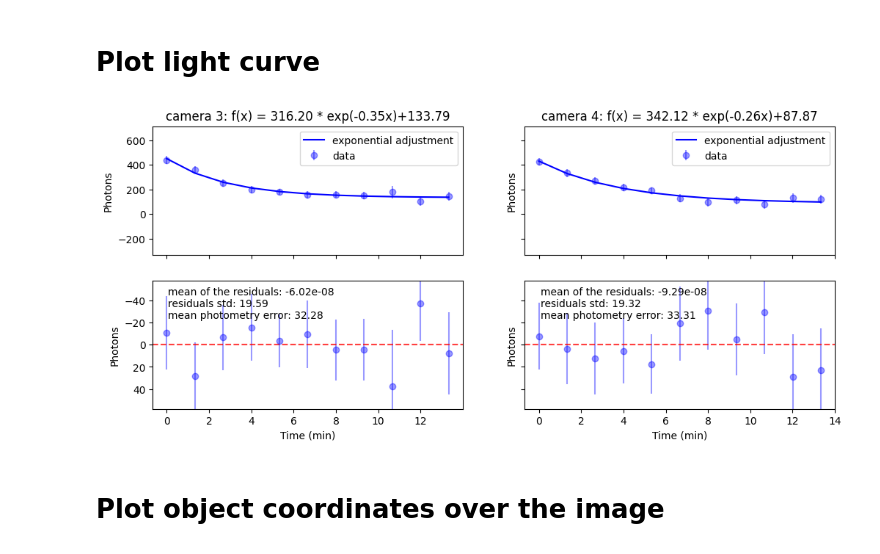
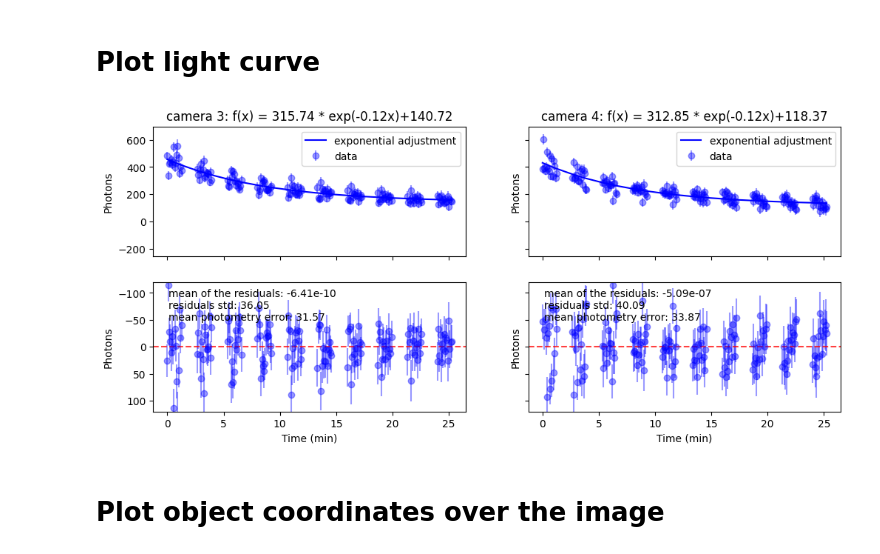
Before and after one commit to DBernardes/Tools-for-the-MOPTOP-pipeline-products, a Jupyter notebook: photometry_extraction.ipynb, the cells around one changed output. Drawn from its saved outputs; the diff is of its cells as text; code cells hidden in the pictures.

```diff
--- a/photometry_extraction.ipynb
+++ b/photometry_extraction.ipynb
@@ -22,11 +22,12 @@ src_path = os.path.join(
     experiment,
     f"{_set} set",
     "combined images",
-    "all positions",
+    "2 positions",
+    star_name,
 )
 
 
-file = os.path.join(src_path, f"{camera}_e_run1.fits")
+file = os.path.join(src_path, f"4_e_20230818_5_2_1_1.fits")
 image = fits.getdata(file)
 median = np.median(image)
 std = np.median(np.abs(image - median))
@@ -106,6 +107,6 @@ for file in image_list:
 
 for obj_name, obj_info in objects_photometry.items():
     df = pd.DataFrame.from_dict(obj_info)
-    csv_file = os.path.join(src_path, "..", "csv", f"{obj_name}_cam{camera}.csv")
+    csv_file = os.path.join(src_path, "..", "photometry", f"{obj_name}_cam{camera}.csv")
     df.sort_values(by=["mjd"])
     df.to_csv(csv_file, index=False)
@@ -128,12 +147,12 @@ def monoExp(x, a, b, c):
 def read_csv_files(comparison_magnitude):
     cand, comp_1 = [], []
     for _set in ["first"]:
-        csv_path = os.path.join(src_path, "..", "..", "photometry")
+        csv_path = os.path.join(src_path, "..", "photometry")
         csv_file = os.path.join(csv_path, f"comparison_cam{camera}.csv")
         comp_1.append(pd.read_csv(csv_file))
         csv_file = os.path.join(csv_path, f"original_cam{camera}.csv")
         cand.append(pd.read_csv(csv_file))
-    n = 11
+    n = 300
     df = pd.concat(cand, axis=0, ignore_index=True)
     cand = df["star_photons"][:n]
     cand_err = df["star_error"][:n]
@@ -237,33 +256,33 @@ def plot_circular_data(mjd_start: float, ax):
         ax.errorbar(
             mjd[:n],
             mag[:n],
             err[:n],
             marker="o",
             color=["r", "g"][idx],
             label="Circular " + circular,
             alpha=0.5,
             ls="none",
         )
 
 
 comparison_magnitude = 14.406
 
 fig, axs = plt.subplots(2, 2, figsize=(12, 5), sharex="col", sharey="row")
 for camera in [3, 4]:
     mjd, star, star_err = read_csv_files(comparison_magnitude)
 
     exp_adjust, *adjus_param = calc_exponential_adjust(mjd, star)
 
     ax = axs[0, camera - 3]
     plot_light_curve(ax, mjd, star, star_err, exp_adjust, adjus_param, 5)
 
     ax = axs[1, camera - 3]
     plot_residuals(ax, star, star_err, exp_adjust, 3)
 
 
 plt.savefig(os.path.join(src_path, "..", "light_curve.png"))
 plt.show()
 # %% [output]
-[figure, old version]
+[figure, new version]
 # %% [markdown]
 # Plot object coordinates over the image
```
Also changed, not shown: parts of 5 cells of this notebook, 7 other files.
